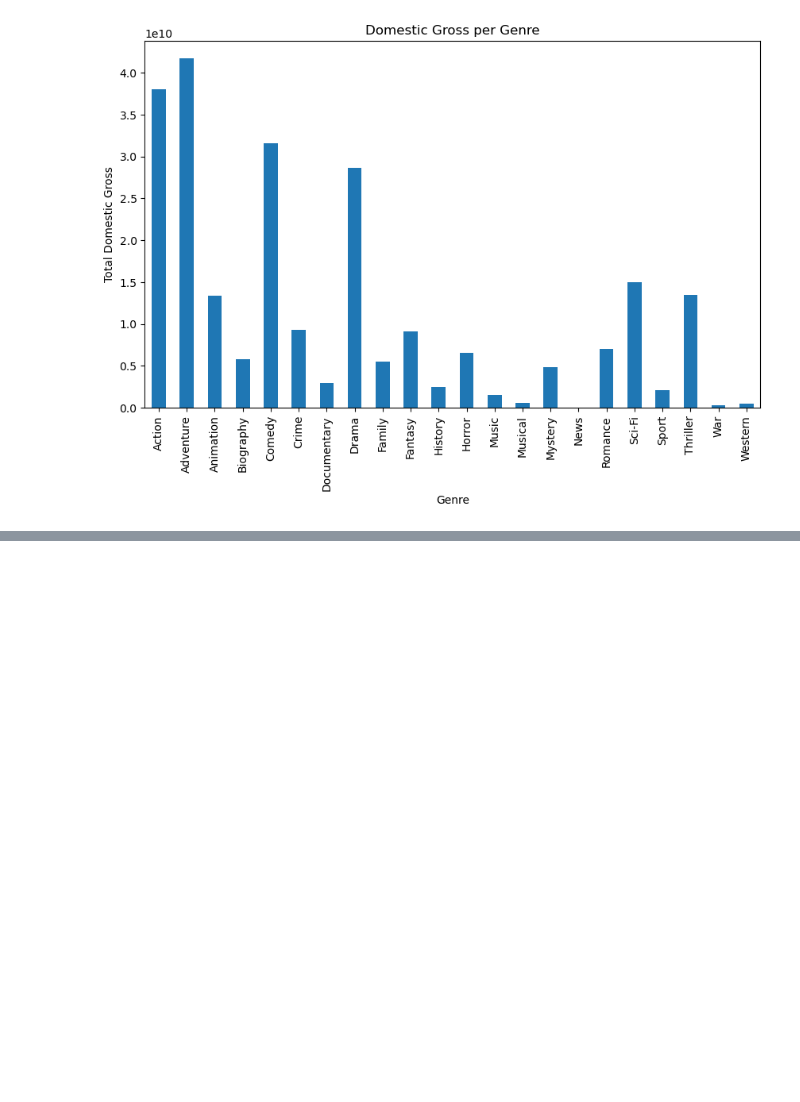
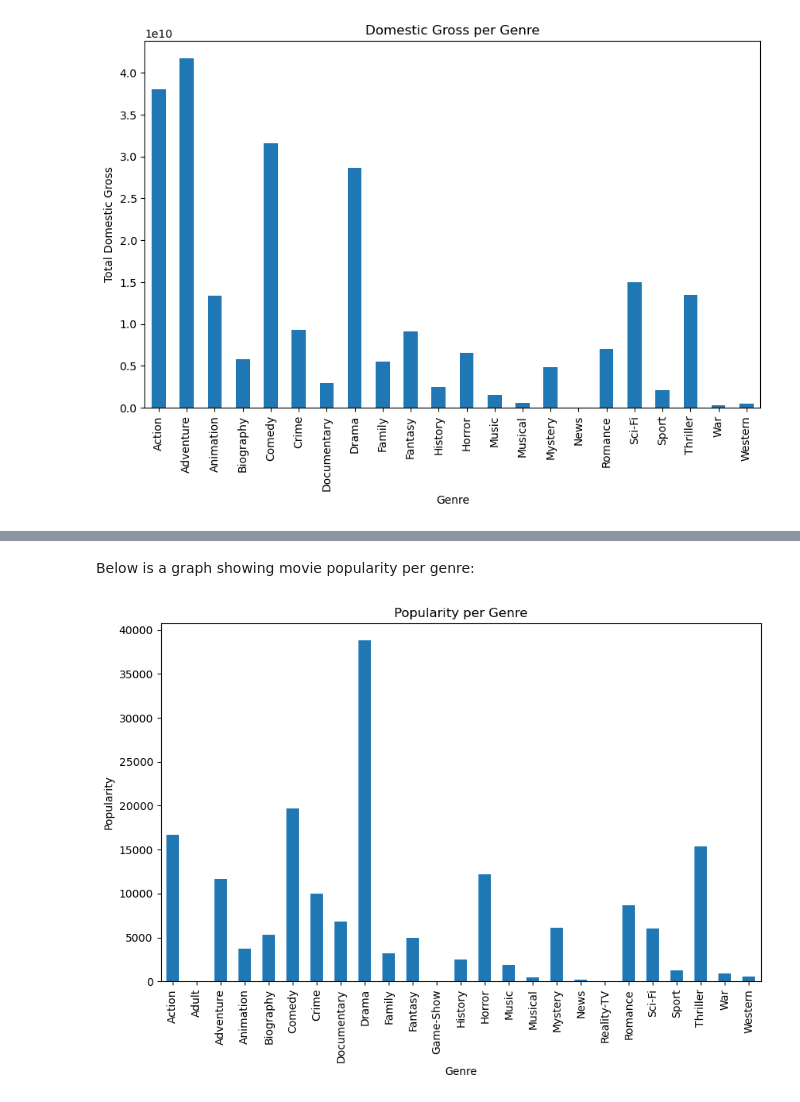
Before and after one commit to stanoff/PROJECT1, a Jupyter notebook: Untitled.ipynb, the cells around one changed output, grey strips where cells are left out. Cells and saved outputs as stored; diff of their text form; code cells hidden in the pictures; blank space fills up the shorter version.

```diff
--- a/Untitled.ipynb
+++ b/Untitled.ipynb
@@ -358,5 +338,5 @@ plt.show()
 [figure]
 # %%
 #join 'df_filtered' and 'df_created' to get one dataframe 'df_popularity'
-#df_popularity = df_filtered.join(df_created, on=['title'])
-#print(df_popularity)
+df_popularity = df_filtered.merge(df_created, on=['title'],suffixes=('_left', '_right'))
+print(df_popularity)
@@ -412,0 +361,4 @@ In our dataset we observed that there are movies with multiple genres i had to s
+# %%
+# split the genre column for analysis, so that each genre is independent
+moviedf_bigger= df_popularity.assign(genres = df_popularity['genres'].str.split(',')).explode('genres')
+print(moviedf_bigger)
@@ -412,0 +383,12 @@ In our dataset we observed that there are movies with multiple genres i had to s
+# %% [markdown]
+Below is a graph showing movie popularity per genre:
+# %%
+#popularity per genre
+popularity_genre = moviedf_bigger.groupby('genres')['popularity'].sum()
+popularity_genre.plot(kind = 'bar',figsize = (10,6))
+plt.title('Popularity per Genre')
+plt.xlabel('Genre')
+plt.ylabel('Popularity')
+plt.show()
+# %% [output]
+[figure, added]
```
Also changed, not shown: parts of 18 cells of this notebook.
